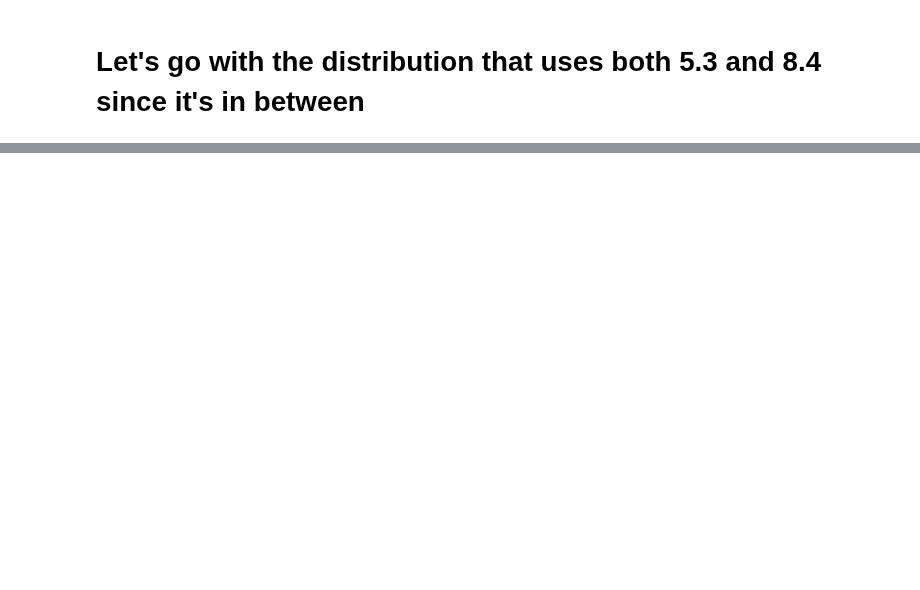
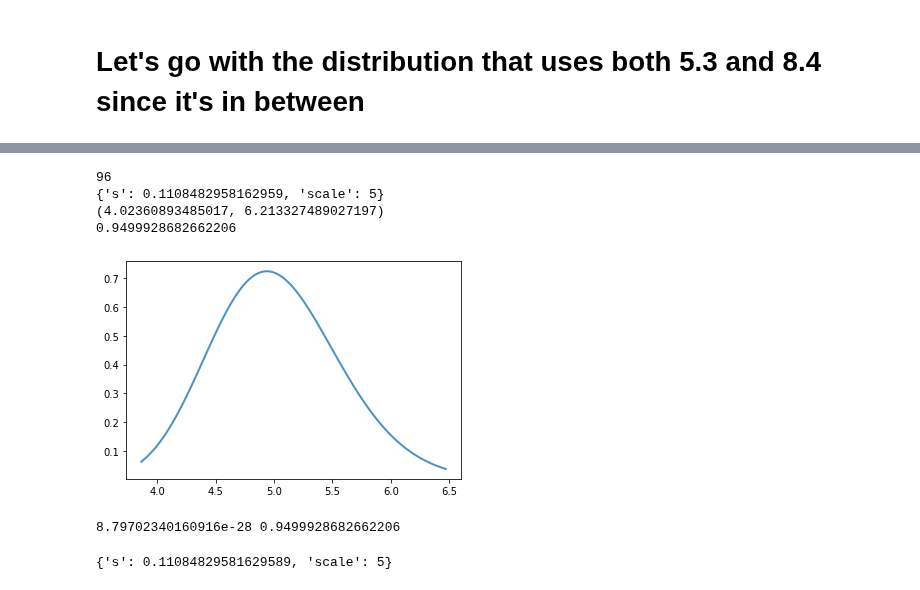
Before and after one commit to ihmeuw/vivarium_research_ciff_sam, a Jupyter notebook: wasting_transitions/uncertainty/2021_09_03c_lognormal_distributions_for_k_sam.ipynb, the cells around one changed output, grey strips where cells are left out. Saved outputs shown, nothing was run; the diff lists cells and outputs as text; code cells hidden in the pictures; blank space fills up the shorter version.

```diff
--- a/wasting_transitions/uncertainty/2021_09_03c_lognormal_distributions_for_k_sam.ipynb
+++ b/wasting_transitions/uncertainty/2021_09_03c_lognormal_distributions_for_k_sam.ipynb
@@ -130,0 +273,26 @@ ax.set_ylabel('Probability density representing parameter uncertainty');
+# %%
+m=5
+l=1.5
+u=6
+prob=.95
+d2 = lognorm_from_median_lower_upper_exact(m,l,u, prob)
+print(d2.kwds)
+print(d2.interval(prob))
+print(d2.cdf(u)-d2.cdf(l))
+fig, ax = plt.subplots()
+plot_pdf(ax, d2, '')
+# %% [output]
+96
+{'s': 0.1108482958162959, 'scale': 5}
+(4.02360893485017, 6.213327489027197)
+0.9499928682662206
+[figure, added]
+# %%
+print(d2.cdf(l), d2.cdf(u))
+# %% [output]
+8.79702340160916e-28 0.9499928682662206
+# %%
+d2prime = lognorm_from_median_lower_upper(m, l, u, (d2.cdf(l), d2.cdf(u)))
+d2prime.kwds
+# %% [output]
+{'s': 0.11084829581629589, 'scale': 5}
```
Also changed, not shown: parts of 24 cells of this notebook.
